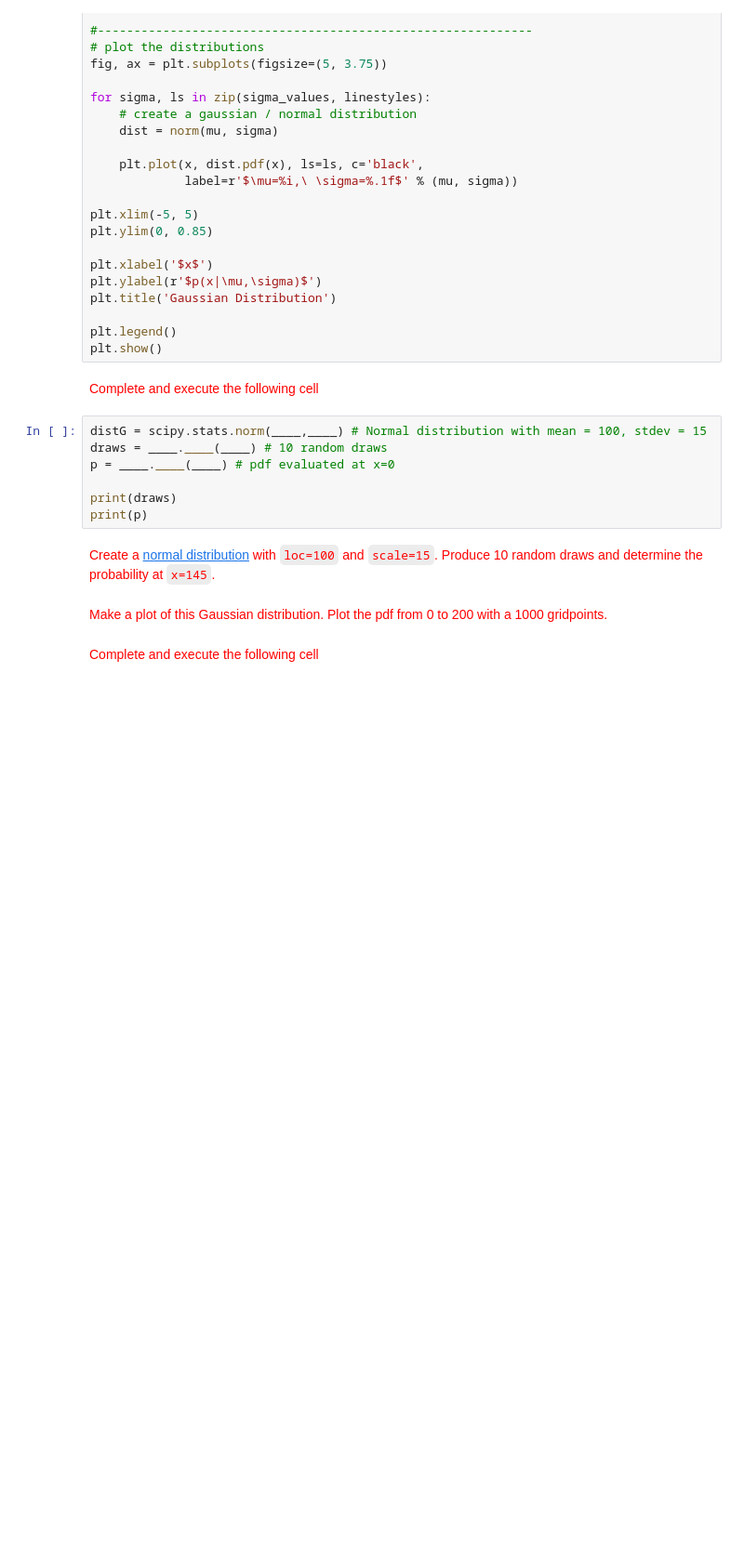
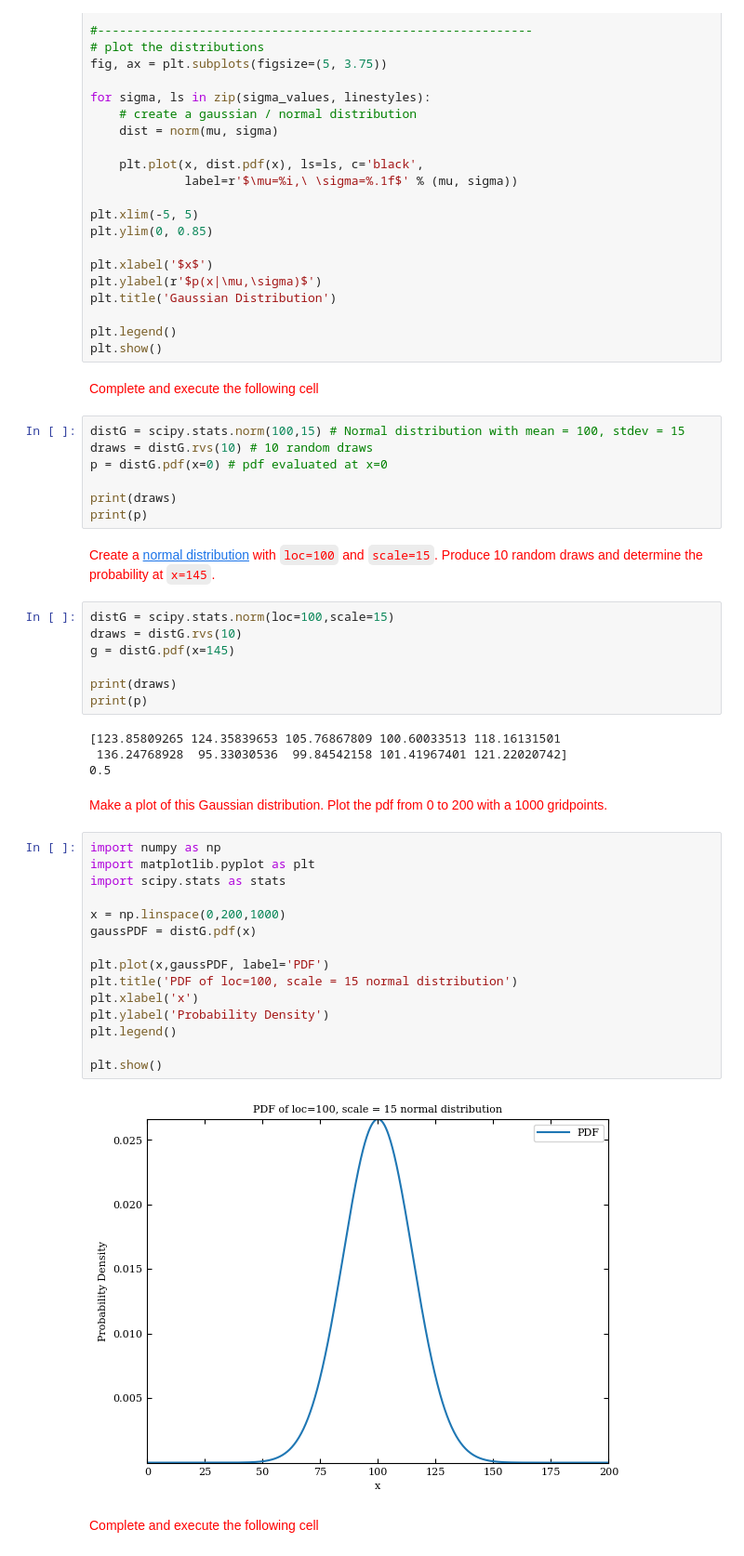
Before and after one commit to agupta-umiss/phys629-fall-2023, a Jupyter notebook: student_folders/CodyMcCammon/lecture_5_CodyMcCammon.ipynb, the cells around one changed output. Shown at 93% size. Cells and saved outputs as stored; diff of their text form; blank space fills up the shorter version.

```diff
--- a/student_folders/CodyMcCammon/lecture_5_CodyMcCammon.ipynb
+++ b/student_folders/CodyMcCammon/lecture_5_CodyMcCammon.ipynb
@@ -156,16 +156,44 @@ plt.show()
 # %% [markdown]
 <font color='red'>Complete and execute the following cell</font>
 # %%
-distG = scipy.stats.norm(____,____) # Normal distribution with mean = 100, stdev = 15
-draws = ____.____(____) # 10 random draws
-p = ____.____(____) # pdf evaluated at x=0
+distG = scipy.stats.norm(100,15) # Normal distribution with mean = 100, stdev = 15
+draws = distG.rvs(10) # 10 random draws
+p = distG.pdf(x=0) # pdf evaluated at x=0
 
 print(draws)
 print(p)
 # %% [markdown]
 <font color='red'>Create a [normal distribution](https://docs.scipy.org/doc/scipy/reference/generated/scipy.stats.norm.html?highlight=stats%20norm#scipy.stats.norm) with `loc=100` and `scale=15`. Produce 10 random draws and determine the probability at `x=145`.</font>
+# %%
+distG = scipy.stats.norm(loc=100,scale=15)
+draws = distG.rvs(10)
+g = distG.pdf(x=145)
+
+print(draws)
+print(p)
+# %% [output]
+[123.85809265 124.35839653 105.76867809 100.60033513 118.16131501
+ 136.24768928  95.33030536  99.84542158 101.41967401 121.22020742]
+0.5
 # %% [markdown]
 <font color='red'>Make a plot of this Gaussian distribution. Plot the pdf from 0 to 200 with a 1000 gridpoints.</font>
+# %%
+import numpy as np
+import matplotlib.pyplot as plt
+import scipy.stats as stats
+
+x = np.linspace(0,200,1000)
+gaussPDF = distG.pdf(x)
+
+plt.plot(x,gaussPDF, label='PDF')
+plt.title('PDF of loc=100, scale = 15 normal distribution')
+plt.xlabel('x')
+plt.ylabel('Probability Density')
+plt.legend()
+
+plt.show()
+# %% [output]
+[figure, added]
 # %% [markdown]
 <font color='red'>Complete and execute the following cell</font>
 # %%
```
Also changed, not shown: parts of 12 cells of this notebook.
